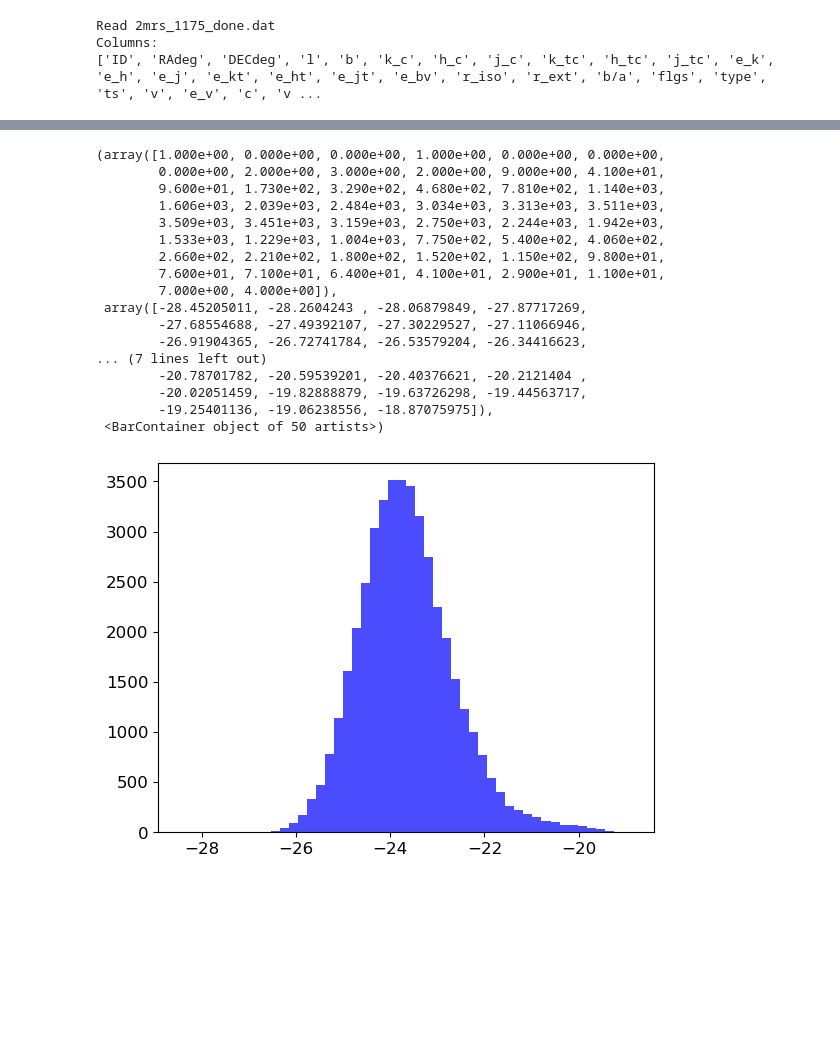
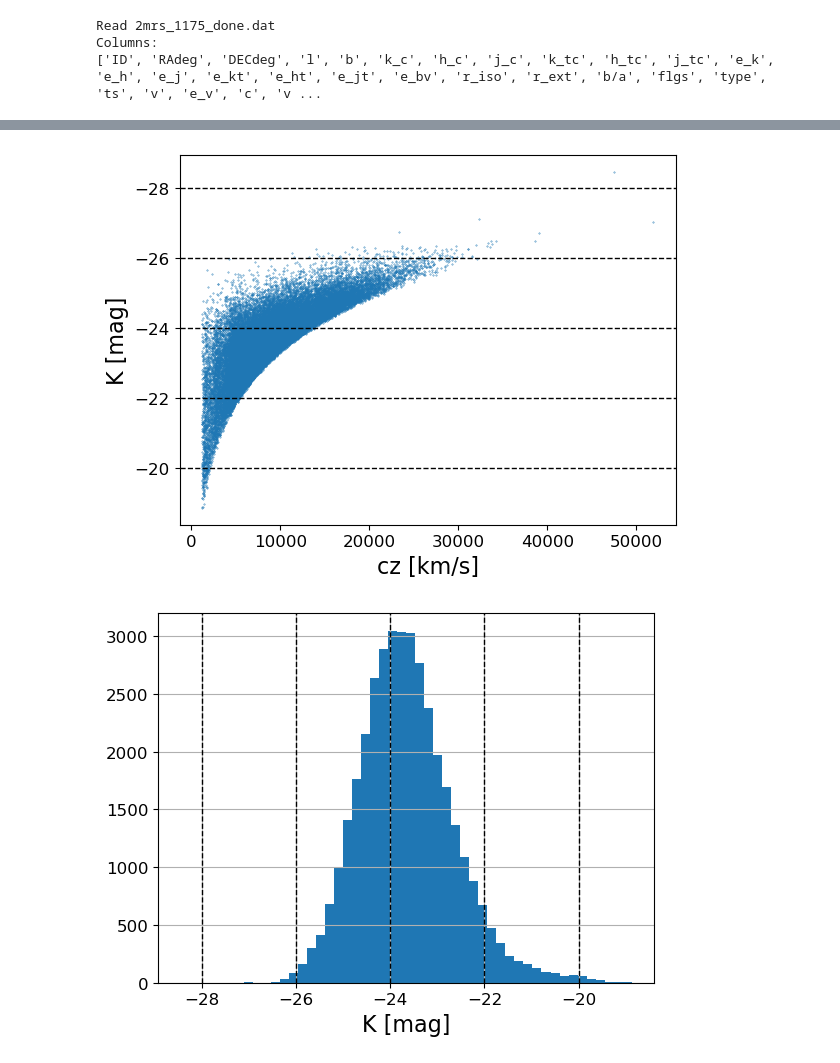
Before and after one commit to FedeDavilaKurban/Auger, a Jupyter notebook: plot3_paper1.ipynb, the cells around one changed output, grey strips where cells are left out. Saved outputs shown, nothing was run; the diff lists cells and outputs as text; code cells hidden in the pictures; blank space fills up the shorter version.

```diff
--- a/plot3_paper1.ipynb
+++ b/plot3_paper1.ipynb
@@ -40,6 +40,7 @@ def read_catalog(path='../data/',
     data[col] = np.array(g[idx])
 
   data = data[data['v'] > 1200]
+  data = data[data['DECdeg'] < 45.]
 
   # Create ks column for K-band absolute magnitude
   from astropy.constants import c
@@ -59,11 +60,22 @@ def read_catalog(path='../data/',
   return data
 
 def generate_RanCat(N_total, dec_min=-90, dec_max=45):
-    rand_ra = np.random.uniform(0, 360, N_total)
+    from get_masks import get_milkyway_mask
+
+    # Generate random RA and Dec within specified declination limits
+    rand_ra = np.random.uniform(0, 360, N_total*3)
     rand_sindec = np.random.uniform(
-        np.sin(np.radians(dec_min)), np.sin(np.radians(dec_max)), N_total
+        np.sin(np.radians(dec_min)), np.sin(np.radians(dec_max)), N_total*3
     )
     rand_dec = np.degrees(np.arcsin(rand_sindec))
+
+    # Apply Milky Way mask
+    mask = get_milkyway_mask(rand_ra, rand_dec)
+    rand_ra = rand_ra[mask][:N_total]
+    rand_dec = rand_dec[mask][:N_total]
+    if len(rand_ra) < N_total:
+        raise ValueError(f"Not enough random points generated: {len(rand_ra)} < {N_total}")
+
     return rand_ra, rand_dec
 
 config = {
@@ -75,7 +87,7 @@ config = {
     "brute": False,
     "metric": 'Arc',
     "var_method": 'bootstrap',
-    "num_bootstrap": 50,
+    "num_bootstrap": 200,
     "cross_patch_weight": 'geom'
 }
 
@@ -102,7 +114,7 @@ flux_val = flux_cat[:, 2]
 
 # Create flux catalog for treecorr
 fcat = treecorr.Catalog(ra=flux_ra, dec=flux_dec, k=flux_val,
-                        ra_units='deg', dec_units='deg', npatch=10)
+                        ra_units='deg', dec_units='deg', npatch=20)
 # %% [output]
 Read 2mrs_1175_done.dat
 Columns:
@@ -132,24 +122,23 @@ plt.hist2d(gxs['cz'], -gxs['M_Ks'], bins=50, cmap='Blues')
-# %%
-plt.hist(gxs['M_Ks'], bins=50, color='blue', alpha=0.7, label='M_Ks')
-# %% [output]
-(array([1.000e+00, 0.000e+00, 0.000e+00, 1.000e+00, 0.000e+00, 0.000e+00,
-        0.000e+00, 2.000e+00, 3.000e+00, 2.000e+00, 9.000e+00, 4.100e+01,
-        9.600e+01, 1.730e+02, 3.290e+02, 4.680e+02, 7.810e+02, 1.140e+03,
-        1.606e+03, 2.039e+03, 2.484e+03, 3.034e+03, 3.313e+03, 3.511e+03,
-        3.509e+03, 3.451e+03, 3.159e+03, 2.750e+03, 2.244e+03, 1.942e+03,
-        1.533e+03, 1.229e+03, 1.004e+03, 7.750e+02, 5.400e+02, 4.060e+02,
-        2.660e+02, 2.210e+02, 1.800e+02, 1.520e+02, 1.150e+02, 9.800e+01,
-        7.600e+01, 7.100e+01, 6.400e+01, 4.100e+01, 2.900e+01, 1.100e+01,
-        7.000e+00, 4.000e+00]),
- array([-28.45205011, -28.2604243 , -28.06879849, -27.87717269,
-        -27.68554688, -27.49392107, -27.30229527, -27.11066946,
-        -26.91904365, -26.72741784, -26.53579204, -26.34416623,
-... (7 lines left out)
-        -20.78701782, -20.59539201, -20.40376621, -20.2121404 ,
-        -20.02051459, -19.82888879, -19.63726298, -19.44563717,
-        -19.25401136, -19.06238556, -18.87075975]),
- <BarContainer object of 50 artists>)
-[figure, removed]
+# %%
+plt.scatter(gxs['cz'], gxs['M_Ks'], s=.1)
+plt.xlabel('cz [km/s]')
+plt.ylabel('K [mag]')
+for K in [-20, -22, -24, -26, -28]:
+    plt.axhline(K, color='k', ls='--', lw=1)
+plt.axhline
+plt.gca().invert_yaxis()
+#plt.grid()
+plt.show()
+
+plt.hist(gxs['M_Ks'], bins=50, color='C0')
+for K in [-20, -22, -24, -26, -28]:
+    plt.axvline(K, color='k', ls='--', lw=1)
+plt.xlabel('K [mag]')
+plt.grid()
+plt.show()
+# %% [output]
+[figure, added]
+[figure, added]
 # %%
 
 """
```
Also changed, not shown: parts of 6 cells of this notebook, 10 other files.
